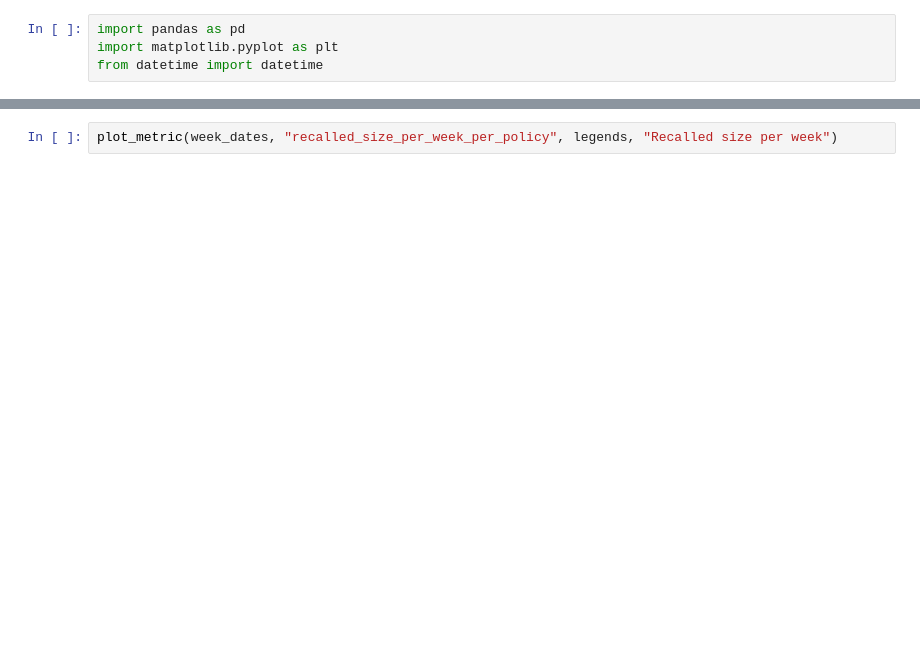
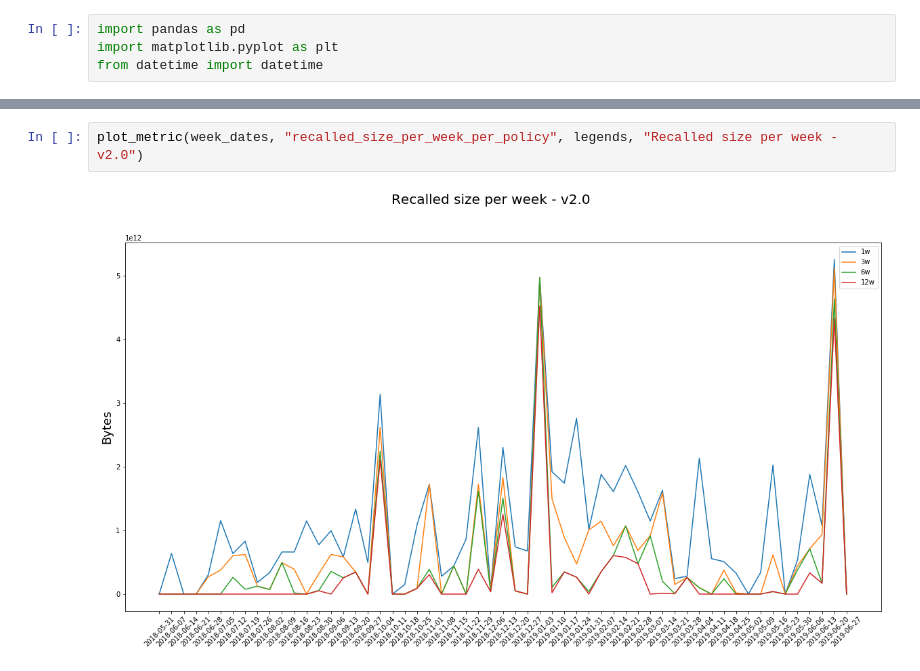
Before and after one commit to ddavila0/analytics_tools, a Jupyter notebook: models/read_and_plot_report.ipynb, the cells around one changed output, grey strips where cells are left out. Cells and saved outputs as stored; diff of their text form; blank space fills up the shorter version.

```diff
--- a/models/read_and_plot_report.ipynb
+++ b/models/read_and_plot_report.ipynb
@@ -41,3 +55,5 @@ plot_metric(week_dates, "ws_size_per_week_per_policy", legends, "Workingset size
 # %%
-plot_metric(week_dates, "recalled_size_per_week_per_policy", legends, "Recalled size per week")
+plot_metric(week_dates, "recalled_size_per_week_per_policy", legends, "Recalled size per week - v2.0")
+# %% [output]
+[figure, added]
 # %%
```
Also changed, not shown: parts of 5 cells of this notebook, 1 other file.
